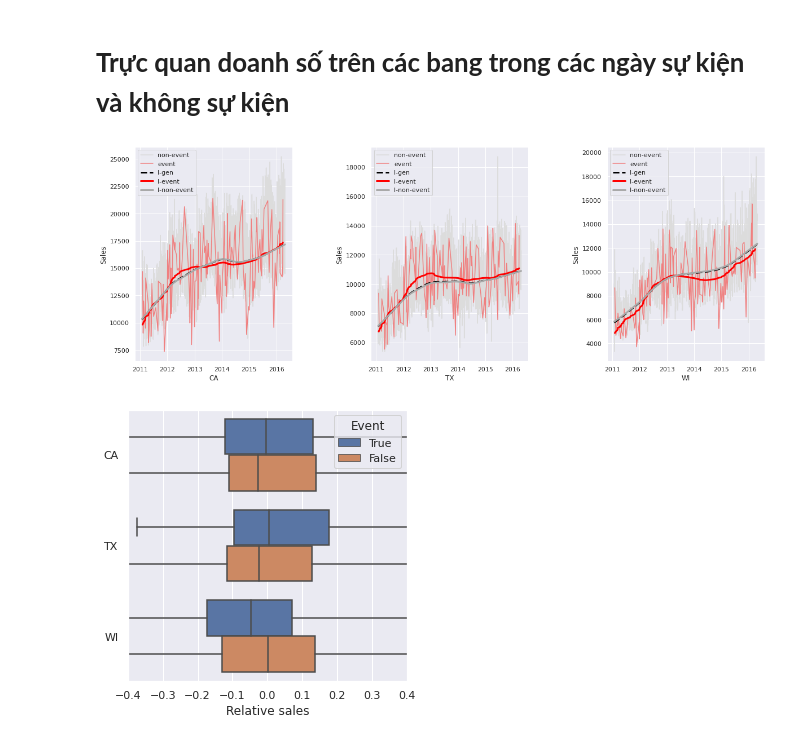
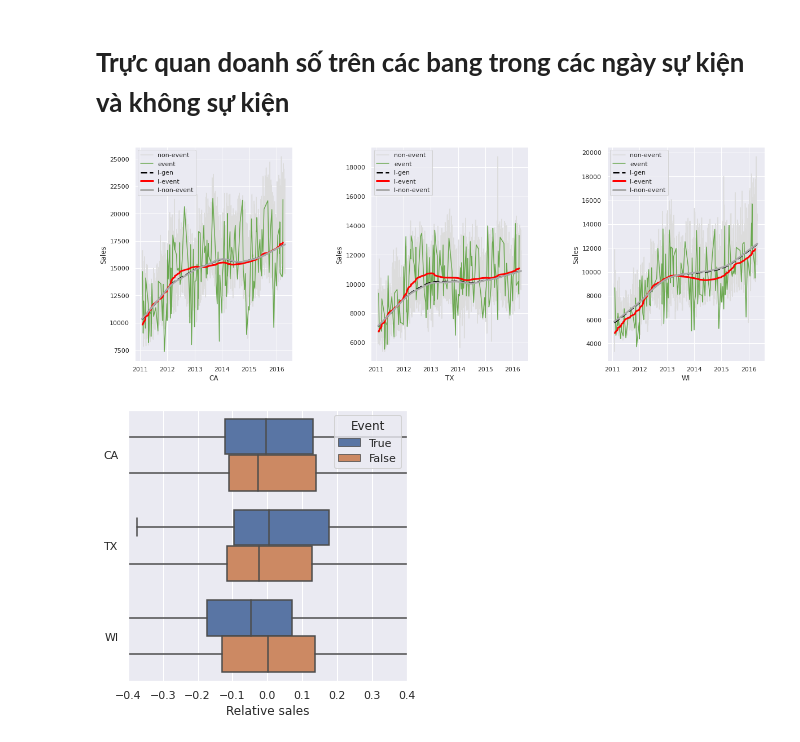
Before and after one commit to khanh22mse23057/python4engineer-assignments, a Jupyter notebook: Assignments2_Overview_M5_EDA.ipynb, the cells around one changed output. Saved outputs shown, nothing was run; the diff lists cells and outputs as text; code cells hidden in the pictures.

```diff
--- a/Assignments2_Overview_M5_EDA.ipynb
+++ b/Assignments2_Overview_M5_EDA.ipynb
@@ -448,7 +433,7 @@ L3 = pd.DataFrame(L3,columns = t.columns)
 fig, ax = plt.subplots(1,3, figsize=(20,7))
 for j in range(3):
     ax[j].plot(ne.iloc[j,:] ,color='gainsboro', label = 'non-event')
-    ax[j].plot(e.iloc[j,:] ,color='lightcoral',label = 'event')
+    ax[j].plot(e.iloc[j,:] ,color='#8080f0',label = 'event')
     ax[j].plot(L3.iloc[j,:] ,color = 'black', linestyle= 'dashed',label = 'l-gen',linewidth=3)
     ax[j].plot(L1.iloc[j,:] ,color='red',label = 'l-event',linewidth=3)
     ax[j].plot(L2.iloc[j,:] ,color = 'darkgray',label = 'l-non-event',linewidth=3)
@@ -529,35 +514,35 @@ means = []
 e = event_sales.groupby(['state_id']).sum()
 ne = nevent_sales.groupby(['state_id']).sum()
 t = F.groupby(['state_id']).sum()
 means = t.mean(axis=1)
 for i in range(3):
     n1 = lowess(e.iloc[i,:].values, range(e.shape[1]),frac=0.4)
     n2 = lowess(ne.iloc[i,:].values, range(ne.shape[1]),frac=0.4)
     n3 = lowess(t.iloc[i,:].values, range(t.shape[1]),frac=0.4)
     L1.append(n1[:,1])
     L2.append(n2[:,1])
     L3.append(n3[:,1])
     n3 = (t.iloc[i,:] - n3[:,1]) /(means[i])
     N3.append(n3)
 N3 = pd.DataFrame(N3,columns = t.columns)
 L1 = pd.DataFrame(L1,columns = e.columns)
 L2 = pd.DataFrame(L2,columns = ne.columns)
 L3 = pd.DataFrame(L3,columns = t.columns)
 fig, ax = plt.subplots(1,3, figsize=(20,7))
 for j in range(3):
     ax[j].plot(ne.iloc[j,:] ,color='gainsboro', label = 'non-event')
-    ax[j].plot(e.iloc[j,:] ,color='lightcoral',label = 'event')
+    ax[j].plot(e.iloc[j,:] ,color='#6aa84f',label = 'event')
     ax[j].plot(L3.iloc[j,:] ,color = 'black', linestyle= 'dashed',label = 'l-gen',linewidth=3)
     ax[j].plot(L1.iloc[j,:] ,color='red',label = 'l-event',linewidth=3)
     ax[j].plot(L2.iloc[j,:] ,color = 'darkgray',label = 'l-non-event',linewidth=3)
     ax[j].grid(b=True,axis='y')
     ax[j].legend(loc='best')
     ax[j].set(xlabel = t.index[j] ,ylabel = 'Sales')
 
 fig.subplots_adjust( hspace = 0.0,wspace=0.5)
 plt.show()
 # %% [output]
-[figure, old version]
+[figure, new version]
 # %%
 N1 = N3[event_dates[:-8]].T.assign(Event='True')
 N2 = N3[N3.drop(columns=event_dates[:-8]).columns].T.assign(Event='False')
```
Also changed, not shown: parts of 6 cells of this notebook.
